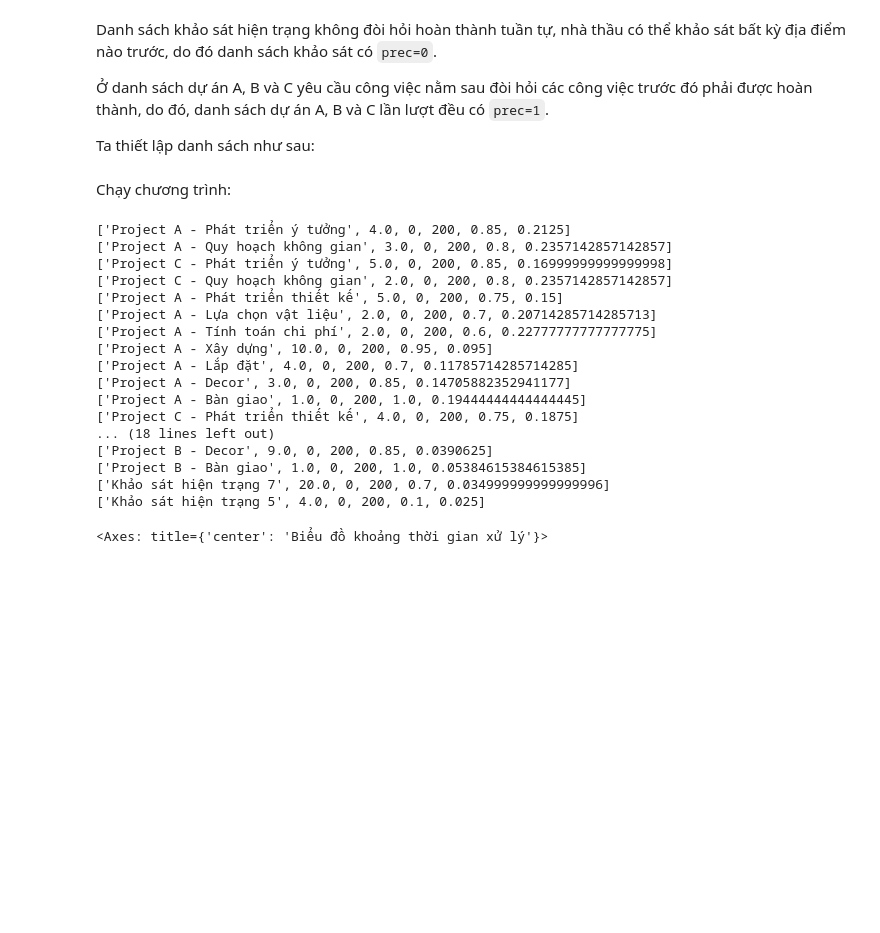
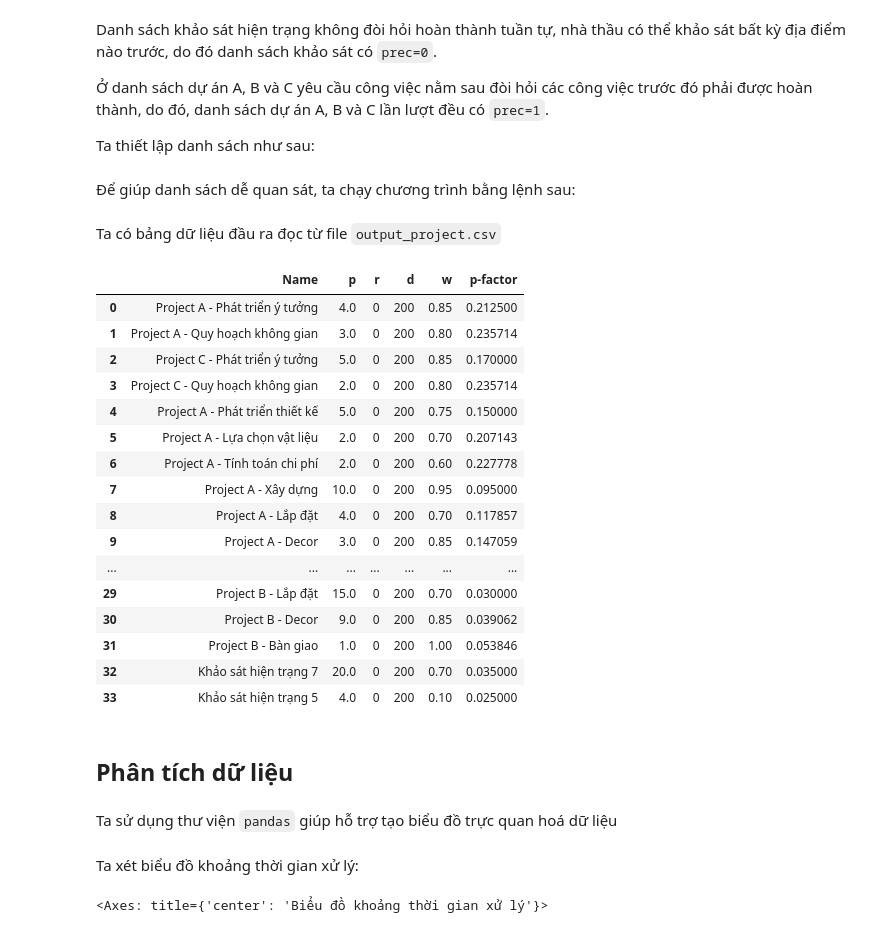
Before and after one commit to Bancie/thuhoach.nckh, a Jupyter notebook: ipynb/thuhoach2/Chạy số liệu minh hoạ bằng thư viện TiLearn.ipynb, the cells around one changed output. Drawn from its saved outputs; the diff is of its cells as text; code cells hidden in the pictures; blank space fills up the shorter version.

```diff
--- a/ipynb/thuhoach2/Chạy số liệu minh hoạ bằng thư viện TiLearn.ipynb
+++ b/ipynb/thuhoach2/Chạy số liệu minh hoạ bằng thư viện TiLearn.ipynb
@@ -306,29 +322,8 @@ lists_project = [
     pl.List(file_path=project_B, prec=1),
     pl.List(file_path=project_C, prec=1),
 ]
-# %% [markdown]
-Chạy chương trình:
-# %%
-for row in tl.optimal_list(lists_project, original_project, backup_project):
-    print(row)
-# %% [output]
-['Project A - Phát triển ý tưởng', 4.0, 0, 200, 0.85, 0.2125]
-['Project A - Quy hoạch không gian', 3.0, 0, 200, 0.8, 0.2357142857142857]
-['Project C - Phát triển ý tưởng', 5.0, 0, 200, 0.85, 0.16999999999999998]
-['Project C - Quy hoạch không gian', 2.0, 0, 200, 0.8, 0.2357142857142857]
-['Project A - Phát triển thiết kế', 5.0, 0, 200, 0.75, 0.15]
-['Project A - Lựa chọn vật liệu', 2.0, 0, 200, 0.7, 0.20714285714285713]
-['Project A - Tính toán chi phí', 2.0, 0, 200, 0.6, 0.22777777777777775]
-['Project A - Xây dựng', 10.0, 0, 200, 0.95, 0.095]
-['Project A - Lắp đặt', 4.0, 0, 200, 0.7, 0.11785714285714285]
-['Project A - Decor', 3.0, 0, 200, 0.85, 0.14705882352941177]
-['Project A - Bàn giao', 1.0, 0, 200, 1.0, 0.19444444444444445]
-['Project C - Phát triển thiết kế', 4.0, 0, 200, 0.75, 0.1875]
-... (18 lines left out)
-['Project B - Decor', 9.0, 0, 200, 0.85, 0.0390625]
-['Project B - Bàn giao', 1.0, 0, 200, 1.0, 0.05384615384615385]
-['Khảo sát hiện trạng 7', 20.0, 0, 200, 0.7, 0.034999999999999996]
-['Khảo sát hiện trạng 5', 4.0, 0, 200, 0.1, 0.025]
+# %% [markdown]
+Để giúp danh sách dễ quan sát, ta chạy chương trình bằng lệnh sau:
 # %%
 header = ['Name','p','r','d','w','p-factor']
 output = '/Users/chibangnguyen/Documents/thuhoach.nckh/ipynb/thuhoach2/ouput_project.csv'
@@ -337,8 +332,36 @@ with open(output, 'w', newline='') as file:
     writer = csv.writer(file)
     writer.writerow(header)
     writer.writerows(schedule)
+# %% [markdown]
+Ta có bảng dữ liệu đầu ra đọc từ file `output_project.csv`
+# %%
+display(pd.read_csv('/Users/chibangnguyen/Documents/thuhoach.nckh/ipynb/thuhoach2/ouput_project.csv'))
+# %% [output]
+|  | Name | p | r | d | w | p-factor |
+| 0 | Project A - Phát triển ý tưởng | 4.0 | 0 | 200 | 0.85 | 0.212500 |
+| 1 | Project A - Quy hoạch không gian | 3.0 | 0 | 200 | 0.80 | 0.235714 |
+| 2 | Project C - Phát triển ý tưởng | 5.0 | 0 | 200 | 0.85 | 0.170000 |
+| 3 | Project C - Quy hoạch không gian | 2.0 | 0 | 200 | 0.80 | 0.235714 |
+| 4 | Project A - Phát triển thiết kế | 5.0 | 0 | 200 | 0.75 | 0.150000 |
+| 5 | Project A - Lựa chọn vật liệu | 2.0 | 0 | 200 | 0.70 | 0.207143 |
+| 6 | Project A - Tính toán chi phí | 2.0 | 0 | 200 | 0.60 | 0.227778 |
+| 7 | Project A - Xây dựng | 10.0 | 0 | 200 | 0.95 | 0.095000 |
+| 8 | Project A - Lắp đặt | 4.0 | 0 | 200 | 0.70 | 0.117857 |
+| 9 | Project A - Decor | 3.0 | 0 | 200 | 0.85 | 0.147059 |
+| ... | ... | ... | ... | ... | ... | ... |
+| 29 | Project B - Lắp đặt | 15.0 | 0 | 200 | 0.70 | 0.030000 |
+| 30 | Project B - Decor | 9.0 | 0 | 200 | 0.85 | 0.039062 |
+| 31 | Project B - Bàn giao | 1.0 | 0 | 200 | 1.00 | 0.053846 |
+| 32 | Khảo sát hiện trạng 7 | 20.0 | 0 | 200 | 0.70 | 0.035000 |
+| 33 | Khảo sát hiện trạng 5 | 4.0 | 0 | 200 | 0.10 | 0.025000 |
+# %% [markdown]
+## Phân tích dữ liệu
+# %% [markdown]
+Ta sử dụng thư viện `pandas` giúp hỗ trợ tạo biểu đồ trực quan hoá dữ liệu
 # %%
 df_project = pd.read_csv(r'/Users/chibangnguyen/Documents/thuhoach.nckh/ipynb/thuhoach2/ouput_project.csv', engine='pyarrow')
+# %% [markdown]
+Ta xét biểu đồ khoảng thời gian xử lý:
 # %%
 df_project['p'].plot(title='Biểu đồ khoảng thời gian xử lý')
 # %% [output]
```
Also changed, not shown: parts of 29 cells of this notebook, 6 other files.
